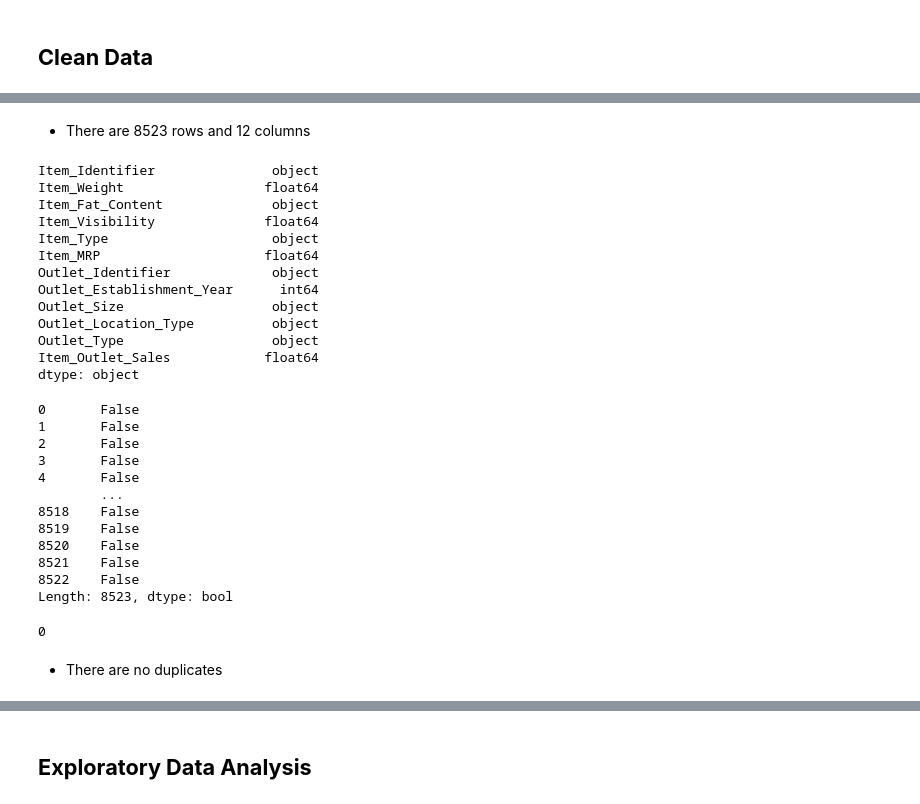
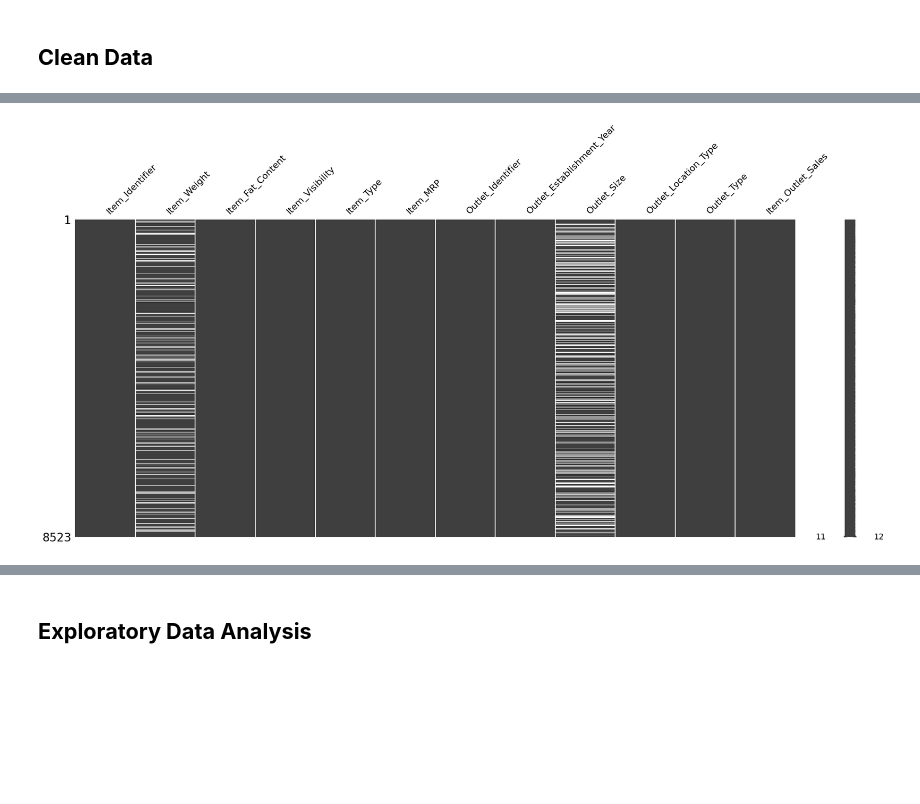
Before and after one commit to carlolopez03/Prediction-of-Product-Sales, a Jupyter notebook: Prediction_of_Product_Sales.ipynb, the cells around one changed output, grey strips where cells are left out. Cells and saved outputs as stored; diff of their text form; code cells hidden in the pictures; blank space fills up the shorter version.

```diff
--- a/Prediction_of_Product_Sales.ipynb
+++ b/Prediction_of_Product_Sales.ipynb
@@ -18,8 +43,8 @@ import seaborn as sns
 
 #Loading Data
 file = '/content/drive/MyDrive/CodingDojo/01-Fundamentals/Week02/Data/sales_predictions_2023.csv'
-df_sp = pd.read_csv(file)
-df_sp.head()
+df = pd.read_csv(file)
+df.head()
 # %% [output]
 |  | Item_Identifier | Item_Weight | Item_Fat_Content | Item_Visibility | Item_Type | Item_MRP | ... |
 | 0 | FDA15 | 9.30 | Low Fat | 0.016047 | Dairy | 249.8092 | ... |
@@ -59,43 +84,6 @@ df_sp.shape
-# %% [markdown]
-- There are 8523 rows and 12 columns
-# %%
-#Finding data type for each variable
-df_sp.dtypes
-# %% [output]
-Item_Identifier               object
-Item_Weight                  float64
-Item_Fat_Content              object
-Item_Visibility              float64
-Item_Type                     object
-Item_MRP                     float64
-Outlet_Identifier             object
-Outlet_Establishment_Year      int64
-Outlet_Size                   object
-Outlet_Location_Type          object
-Outlet_Type                   object
-Item_Outlet_Sales            float64
-dtype: object
-# %%
-#Looking for duplicates
-duplicated_rows = df_sp.duplicated()
-duplicated_rows
-# %% [output]
-0       False
-1       False
-2       False
-3       False
-4       False
-        ...
-8518    False
-8519    False
-8520    False
-8521    False
-8522    False
-Length: 8523, dtype: bool
-# %%
-df_sp.duplicated().sum()
-# %% [output]
-0
-# %% [markdown]
-- There are no duplicates
+# %%
+#Identifying missing values
+msno.matrix(df);
+# %% [output]
+[figure, added]
 # %%
```
Also changed, not shown: parts of 54 cells of this notebook.
